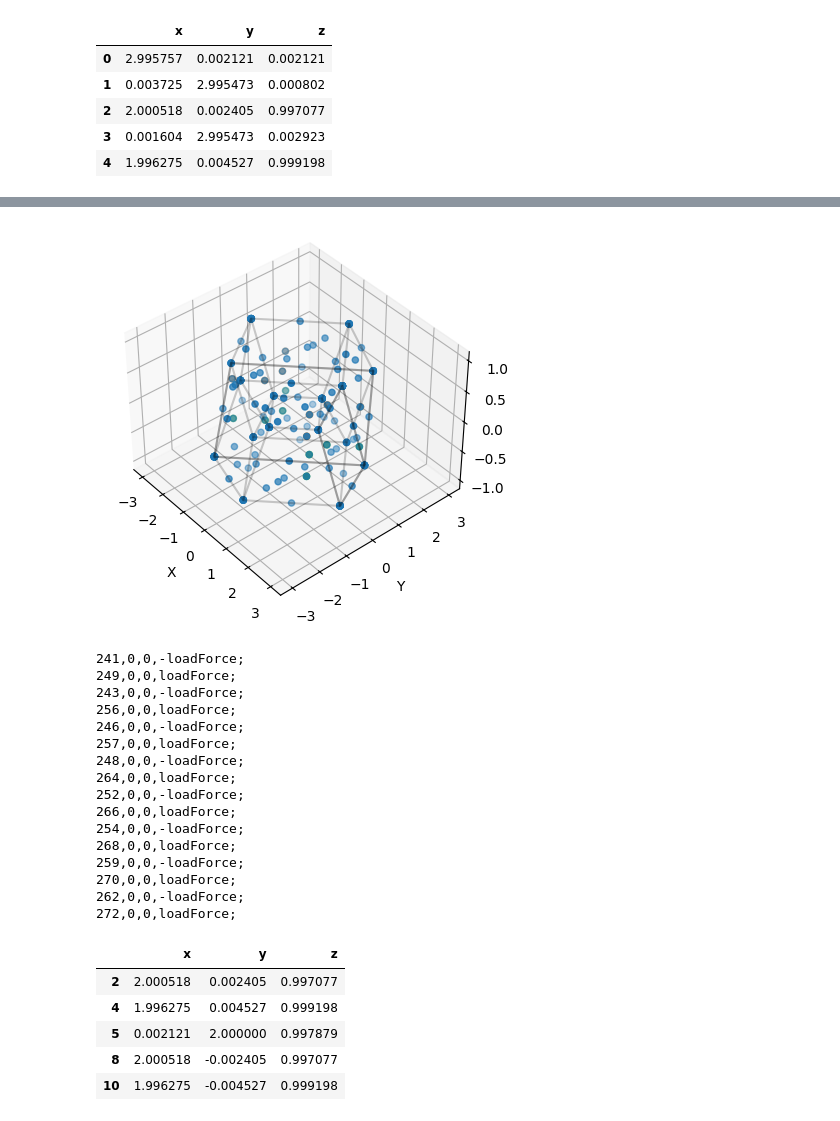
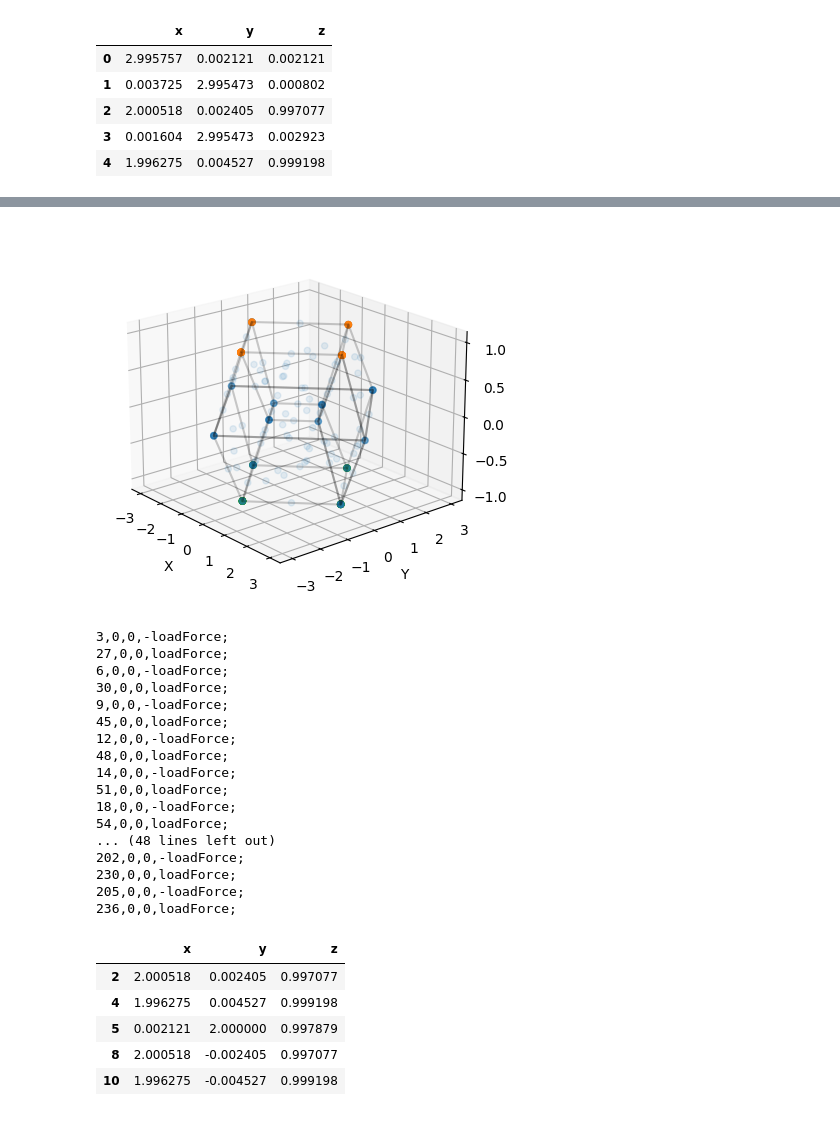
Before and after one commit to Umich-NASA-Big-Idea-Challenge/Speccing, a Jupyter notebook: Meshed_Calcs.ipynb, the cells around one changed output, grey strips where cells are left out. Cells and saved outputs as stored; diff of their text form; code cells hidden in the pictures.

```diff
--- a/Meshed_Calcs.ipynb
+++ b/Meshed_Calcs.ipynb
@@ -14,13 +14,8 @@ df.head()
 | 3 | 0.001604 | 2.995473 | 0.002923 |
 | 4 | 1.996275 | 0.004527 | 0.999198 |
 # %%
-print(1.0 / 3.0)
-#top_nodes = df[(df['z'] > 0.3) &
-          #(df['z'] < 0.35)]
-#bot_nodes = df[(df['z'] < -0.3) &
-          #(df['z'] > -0.35)]
-top_nodes = df[(df['z'] > 0.999)]
-bot_nodes = df[(df['z'] < -0.999)]
+top_nodes = df[(df['z'] > 0.995) & (df['z'] < 0.998)]
+bot_nodes = df[(df['z'] < -0.995) & (df['z'] > -0.998)]
 display(top_nodes.head())
 display(top_nodes.index)
 # %% [output]
@@ -44,42 +48,43 @@ x, y, z = make_torus(precision, 2, 1)
 # %%
 fig = plt.figure()
 ax2 = fig.add_subplot(projection='3d')
 
 #going thru each ring
-ax2.scatter(df['x'], df['y'], df['z'])
+ax2.scatter(df['x'], df['y'], df['z'], alpha=0.1)
 
 #going thru each ring
 ax2.plot_wireframe(x, y, z, color='black',alpha=0.2)
 ax2.scatter(top_nodes['x'], top_nodes['y'], top_nodes['z'])
 ax2.scatter(bot_nodes['x'], bot_nodes['y'], bot_nodes['z'])
 
 #plotting bs dw ab it
 ax2.set_xlabel('X')
 ax2.set_ylabel('Y')
 ax2.set_zlabel('Z')
-ax2.view_init(elev=40., azim=-40, roll=0)
+ax2.view_init(elev=20., azim=-40, roll=0)
 plt.show()
 # %% [output]
-[figure, old version]
+[figure, new version]
 # %%
 for i in range(0, top_nodes.index.size):
     print(str(top_nodes.index[i] + 1) + ",0,0,-loadForce;")
     print(str(bot_nodes.index[i] + 1) + ",0,0,loadForce;")
 # %% [output]
-241,0,0,-loadForce;
-249,0,0,loadForce;
-243,0,0,-loadForce;
-256,0,0,loadForce;
-246,0,0,-loadForce;
-257,0,0,loadForce;
-248,0,0,-loadForce;
-264,0,0,loadForce;
-252,0,0,-loadForce;
-266,0,0,loadForce;
-254,0,0,-loadForce;
-268,0,0,loadForce;
-259,0,0,-loadForce;
-270,0,0,loadForce;
-262,0,0,-loadForce;
-272,0,0,loadForce;
+3,0,0,-loadForce;
+27,0,0,loadForce;
+6,0,0,-loadForce;
+30,0,0,loadForce;
+9,0,0,-loadForce;
+45,0,0,loadForce;
+12,0,0,-loadForce;
+48,0,0,loadForce;
+14,0,0,-loadForce;
+51,0,0,loadForce;
+18,0,0,-loadForce;
+54,0,0,loadForce;
+... (48 lines left out)
+202,0,0,-loadForce;
+230,0,0,loadForce;
+205,0,0,-loadForce;
+236,0,0,loadForce;
 # %%
```
Also changed, not shown: parts of 7 cells of this notebook, 2 other files.
